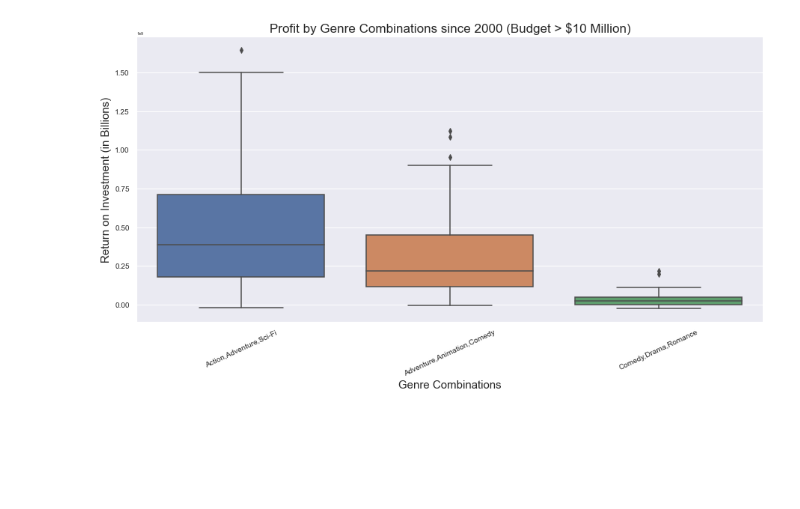
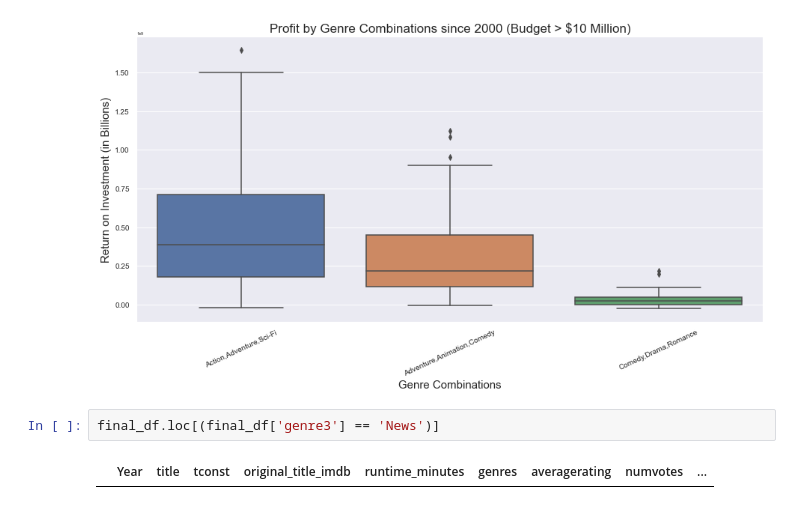
Before and after one commit to stone-ericm/flatiron_phase1_project, a Jupyter notebook: Untitled.ipynb, the cells around one changed output. Cells and saved outputs as stored; diff of their text form; blank space fills up the shorter version.

```diff
--- a/Untitled.ipynb
+++ b/Untitled.ipynb
@@ -1183,3 +1188,7 @@ ax.set_ylabel('Return on Investment (in Billions)', fontsize=15)
 # %% [output]
 Text(0, 0.5, 'Return on Investment (in Billions)')
 [figure]
+# %%
+final_df.loc[(final_df['genre3'] == 'News')]
+# %% [output]
+|  | Year | title | tconst | original_title_imdb | runtime_minutes | genres | averagerating | numvotes | ... |
```
Also changed, not shown: parts of 2 cells of this notebook, 1 other file.
